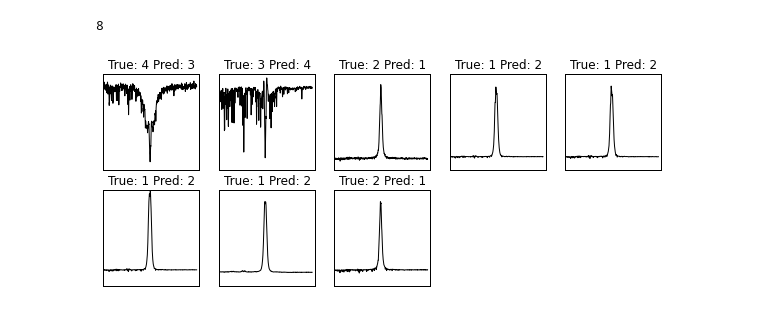
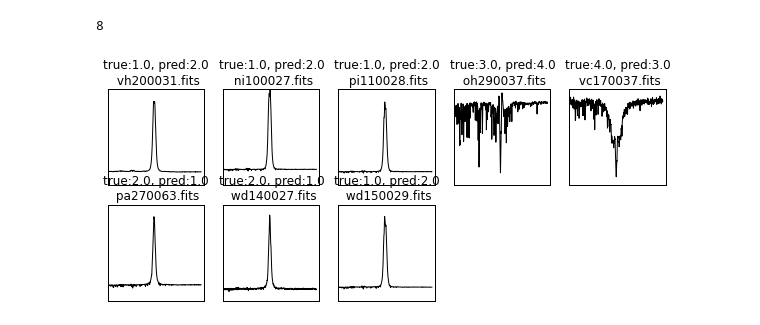
Before and after one commit to astar/berunka, a Jupyter notebook: notebooks/03_classification.ipynb, the cells around one changed output. Cells and saved outputs as stored; diff of their text form; code cells hidden in the pictures.

```diff
--- a/notebooks/03_classification.ipynb
+++ b/notebooks/03_classification.ipynb
@@ -27,11 +30,14 @@ For more information, type 'help(pylab)'.
 # %%
-data = np.genfromtxt('data/archive_1_4_28072013.csv' , delimiter=',') # load 100A around Halpha
+data = np.genfromtxt(data_file , delimiter=',') # load 100A around Halpha
+# %%
+df = pd.read_csv(data_file, sep=',', header=None)
+files, names = df[:][1], df[:][2]
 # %%
 #data = np.genfromtxt('data/1_5_whole_spectrum.csv' , delimiter=',') # load whole spectrum
 # %%
 #data = np.genfromtxt('data/1_5_skewed_whole_spectrum.csv' , delimiter=',') # load whole spectrum
 # %%
-X, y = data[:,1:], data[:,0]
+X, y = data[:,3:], data[:,0]
 print("data shape: %r, target shape: %r" % (X.shape, y.shape))
 print("classes: %r" % list(np.unique(y)))
 # %% [output]
@@ -147,13 +147,23 @@ predicted_miss = predicted[y_test!=predicted]
+# %%
+miss = y_test!=predicted
+X_miss = X_test[miss]
+y_miss = y_test[miss]
+predicted_miss = predicted[miss]
+files_miss = files[miss]
+names_miss = names[miss]
 # %%
 size(np.where(y_test!=predicted))
 # %% [output]
 8
 # %%
-for i, j in enumerate(np.random.permutation(X_miss.shape[0])[:25]):
-    pl.subplot(5, 5, (i + 1))
-    pl.plot(X_miss[j],c='k')
-    pl.title("True: %d Pred: %d" % (y_miss[j], predicted_miss[j]) )
+#toto je stale spatne files_miss neodpovida protoze rozdeleni na test znici vazbu na vzorky
+i=0
+for x_miss, f_miss, pred, true in zip(X_miss, files_miss, predicted_miss, y_miss):
+    i +=1
+    pl.subplot(5, 5, (i))
+    pl.plot(x_miss,c='k')
+    pl.title("true:{}, pred:{} \n {}".format(true, pred,f_miss) )
     pl.xticks(()), pl.yticks(())
     [pl.savefig('pic6.{}'.format(ext)) for ext in ['png','svg','pdf']]
 # %% [output]
-[figure, old version]
+[figure, new version]
```
Also changed, not shown: parts of 4 cells of this notebook, 3 other files.
